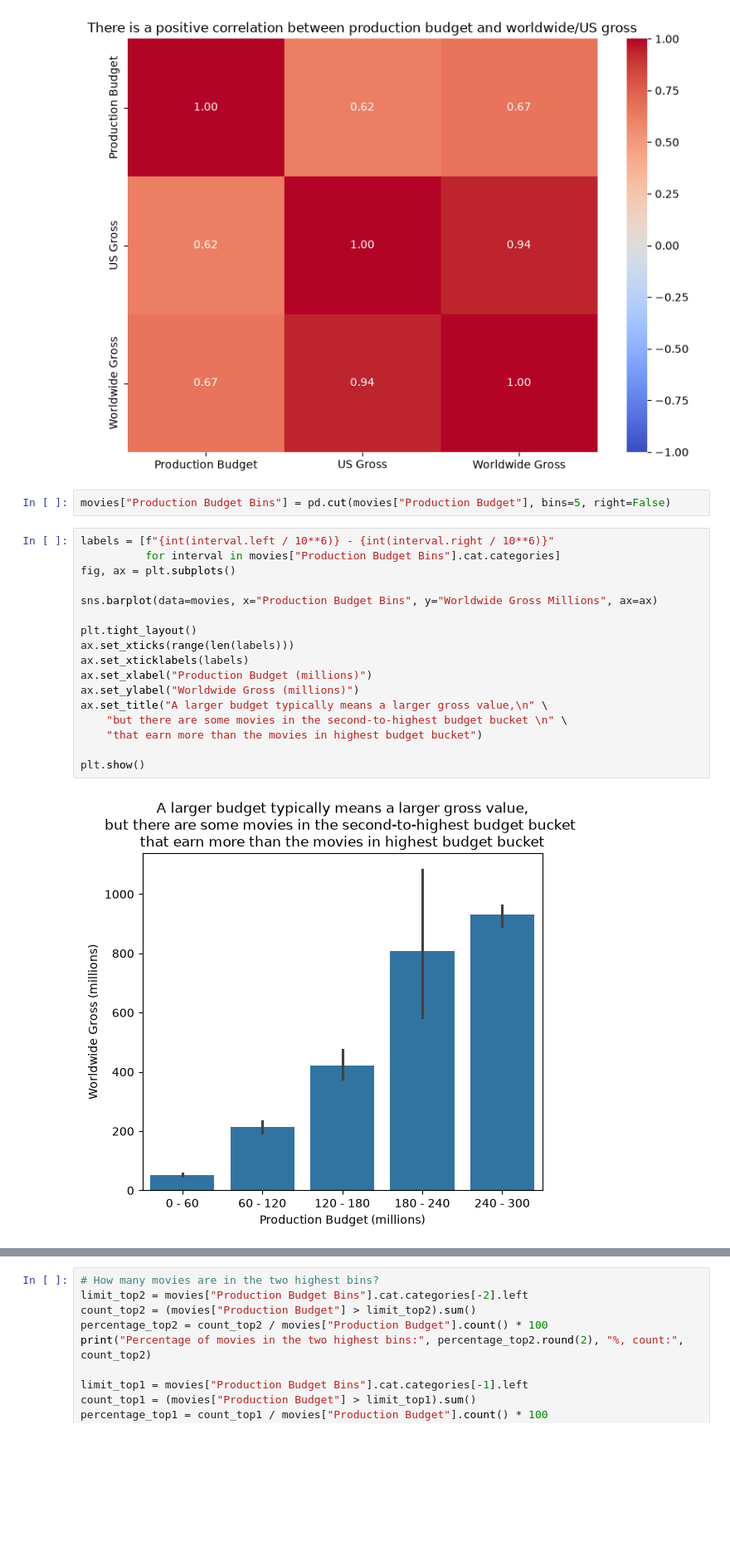
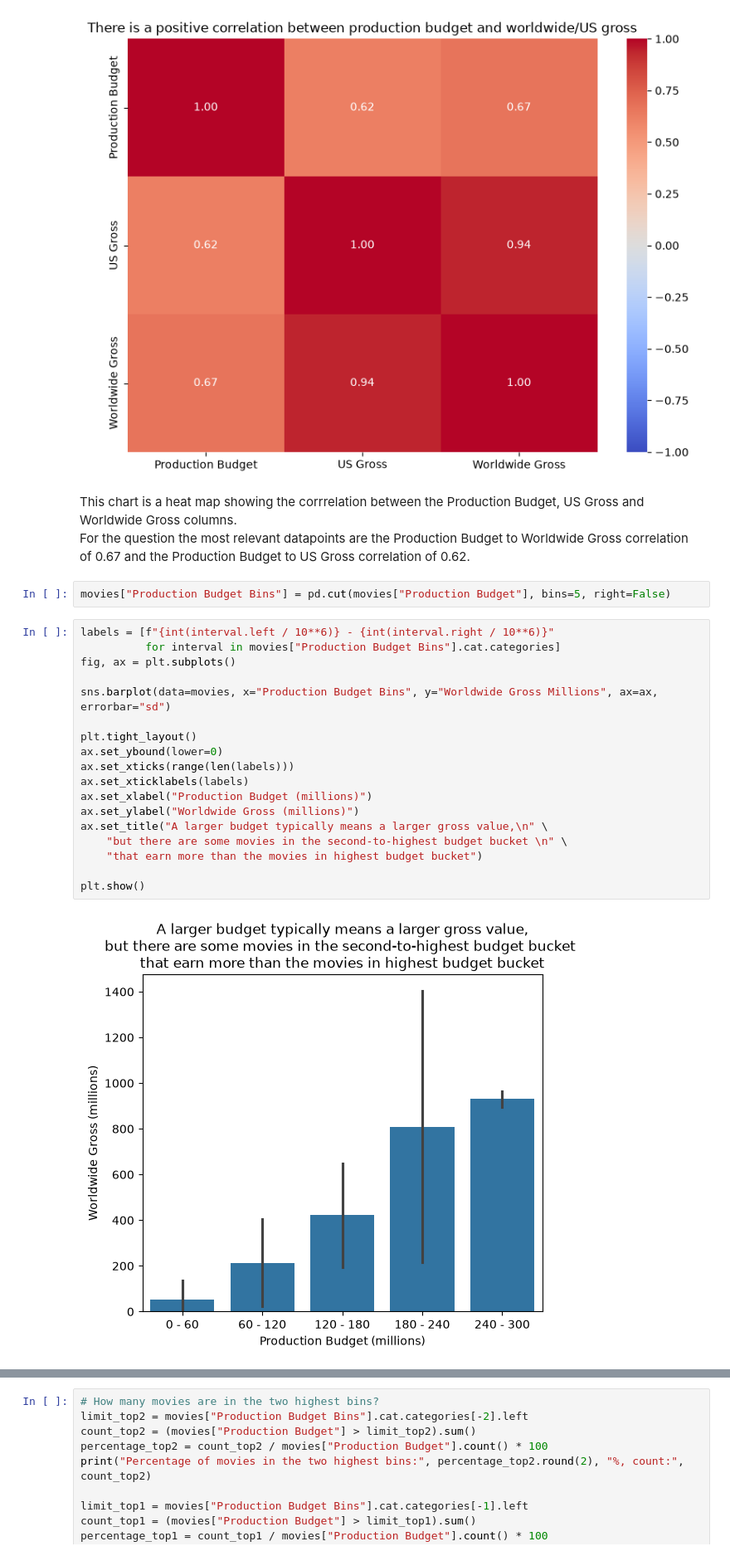
Before and after one commit to lindqv/python-course, a Jupyter notebook: data_analysis_visualisation/project/project.ipynb, the cells around one changed output, grey strips where cells are left out. Shown at 83% size. Saved outputs shown, nothing was run; the diff lists cells and outputs as text; blank space fills up the shorter version.

Commit message:
Add a description under each chart

```diff
--- a/data_analysis_visualisation/project/project.ipynb
+++ b/data_analysis_visualisation/project/project.ipynb
@@ -635,24 +641,28 @@ plt.tight_layout()
 plt.show()
 # %% [output]
 [figure]
+# %% [markdown]
+This chart is a heat map showing the corrrelation between the Production Budget, US Gross and Worldwide Gross columns.
+For the question the most relevant datapoints are the Production Budget to Worldwide Gross correlation of 0.67 and the Production Budget to US Gross correlation of 0.62.
 # %%
 movies["Production Budget Bins"] = pd.cut(movies["Production Budget"], bins=5, right=False)
 # %%
 labels = [f"{int(interval.left / 10**6)} - {int(interval.right / 10**6)}"
           for interval in movies["Production Budget Bins"].cat.categories]
 fig, ax = plt.subplots()
 
-sns.barplot(data=movies, x="Production Budget Bins", y="Worldwide Gross Millions", ax=ax)
+sns.barplot(data=movies, x="Production Budget Bins", y="Worldwide Gross Millions", ax=ax, errorbar="sd")
 
 plt.tight_layout()
+ax.set_ybound(lower=0)
 ax.set_xticks(range(len(labels)))
 ax.set_xticklabels(labels)
 ax.set_xlabel("Production Budget (millions)")
 ax.set_ylabel("Worldwide Gross (millions)")
 ax.set_title("A larger budget typically means a larger gross value,\n" \
     "but there are some movies in the second-to-highest budget bucket \n" \
     "that earn more than the movies in highest budget bucket")
 
 plt.show()
 # %% [output]
-[figure, old version]
+[figure, new version]
```
Also changed, not shown: parts of 6 cells of this notebook.
